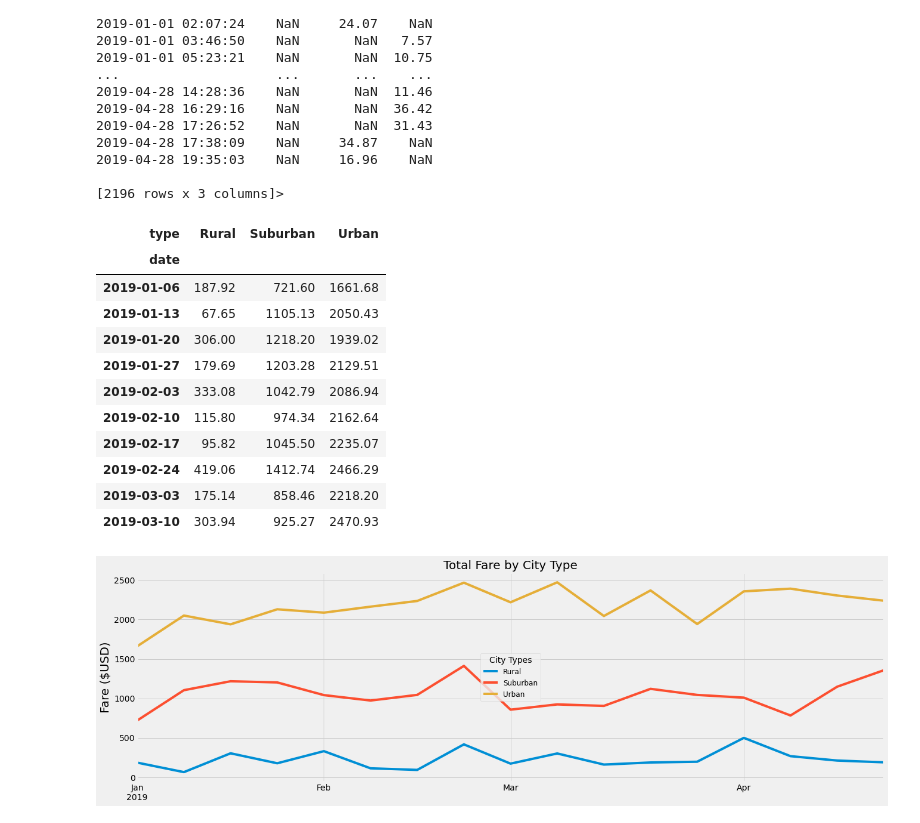
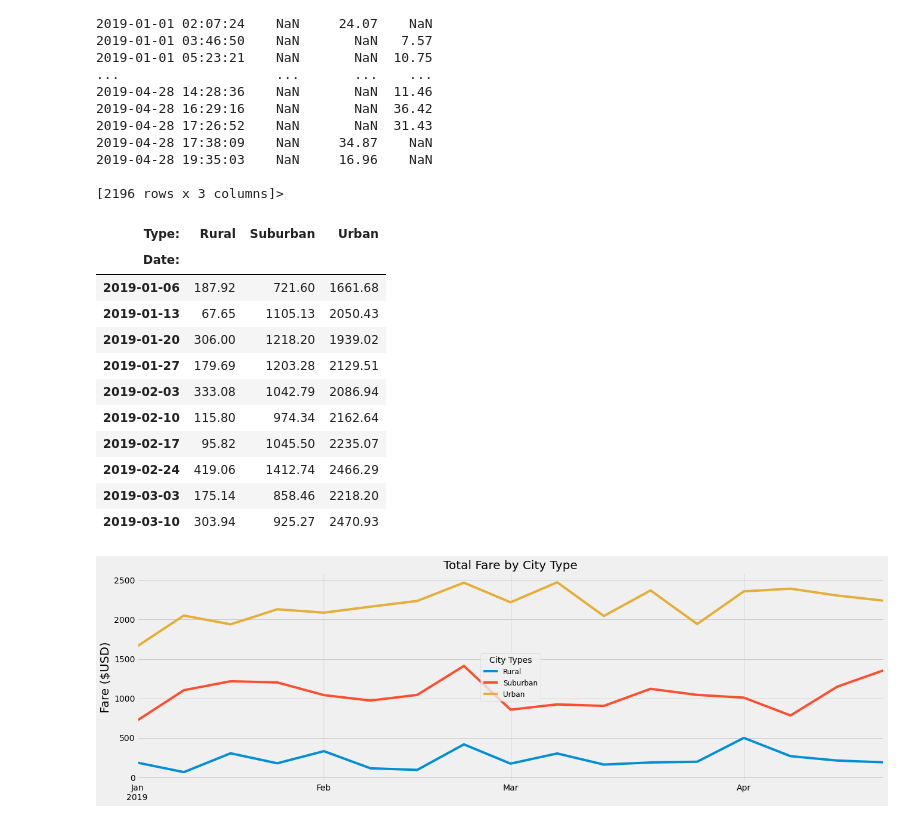
Before and after one commit to psidhu42/pyber-analysis, a Jupyter notebook: PyBer_Challenge.ipynb, the cells around one changed output. Cells and saved outputs as stored; diff of their text form; code cells hidden in the pictures.

```diff
--- a/PyBer_Challenge.ipynb
+++ b/PyBer_Challenge.ipynb
@@ -295,12 +295,16 @@ date
 # %%
 # 8. Create a new DataFrame using the "resample()" function by week 'W' and get the sum of the fares for each week.
 
 fare_by_week_df = new_df.resample('W').sum()
 
+fare_by_week_df.index.name = 'Date:'
+
+fare_by_week_df.columns.name = 'Type:'
+
 fare_by_week_df.head(10)
 # %% [output]
-| type | Rural | Suburban | Urban |
-| date |  |  |  |
+| Type: | Rural | Suburban | Urban |
+| Date: |  |  |  |
 | 2019-01-06 | 187.92 | 721.60 | 1661.68 |
 | 2019-01-13 | 67.65 | 1105.13 | 2050.43 |
 | 2019-01-20 | 306.00 | 1218.20 | 1939.02 |
```
Also changed, not shown: 3 other files.
